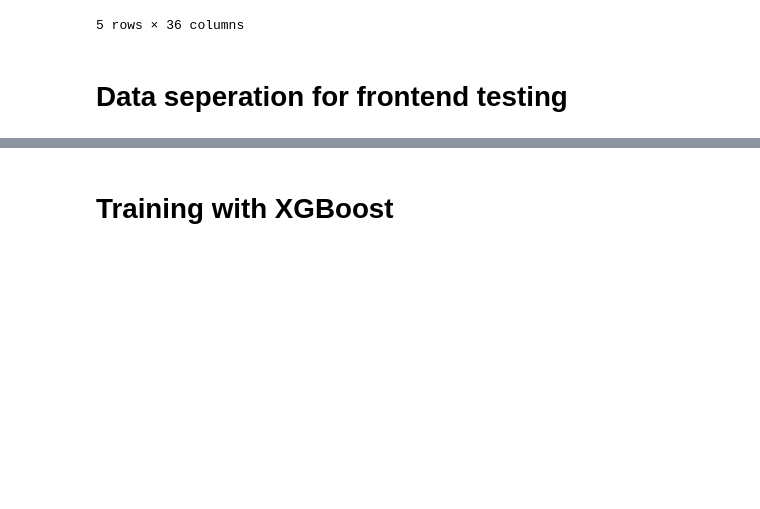
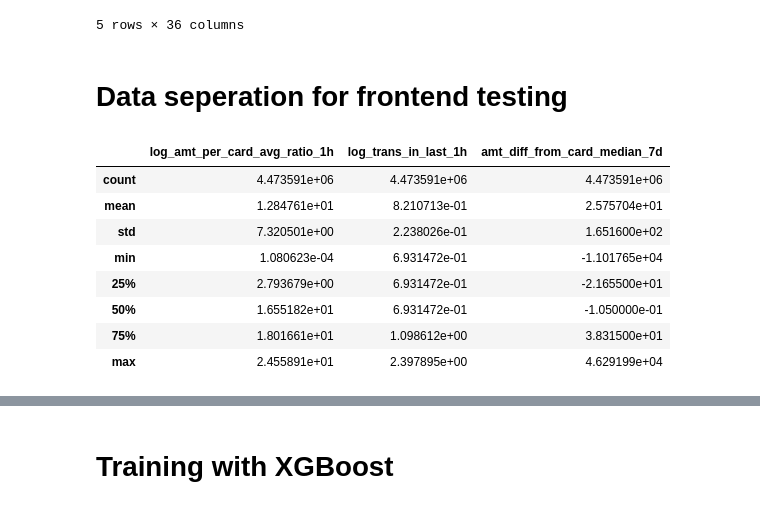
Before and after one commit to eigen-spaced/fraud-detection, a Jupyter notebook: notebooks/xgboost_classification.ipynb, the cells around one changed output, grey strips where cells are left out. Saved outputs shown, nothing was run; the diff lists cells and outputs as text; code cells hidden in the pictures; blank space fills up the shorter version.

```diff
--- a/notebooks/xgboost_classification.ipynb
+++ b/notebooks/xgboost_classification.ipynb
@@ -938,5 +928,17 @@ display(transformed_df.head(5))
 5 rows × 36 columns
 # %% [markdown]
 # Data seperation for frontend testing
+# %%
+transformed_df[['log_amt_per_card_avg_ratio_1h', 'log_trans_in_last_1h', 'amt_diff_from_card_median_7d']].describe()
+# %% [output]
+|  | log_amt_per_card_avg_ratio_1h | log_trans_in_last_1h | amt_diff_from_card_median_7d |
+| count | 4.473591e+06 | 4.473591e+06 | 4.473591e+06 |
+| mean | 1.284761e+01 | 8.210713e-01 | 2.575704e+01 |
+| std | 7.320501e+00 | 2.238026e-01 | 1.651600e+02 |
+| min | 1.080623e-04 | 6.931472e-01 | -1.101765e+04 |
+| 25% | 2.793679e+00 | 6.931472e-01 | -2.165500e+01 |
+| 50% | 1.655182e+01 | 6.931472e-01 | -1.050000e-01 |
+| 75% | 1.801661e+01 | 1.098612e+00 | 3.831500e+01 |
+| max | 2.455891e+01 | 2.397895e+00 | 4.629199e+04 |
 # %%
 # --- 1. Fraudulent Demo Data ---
```
Also changed, not shown: parts of 13 cells of this notebook.
